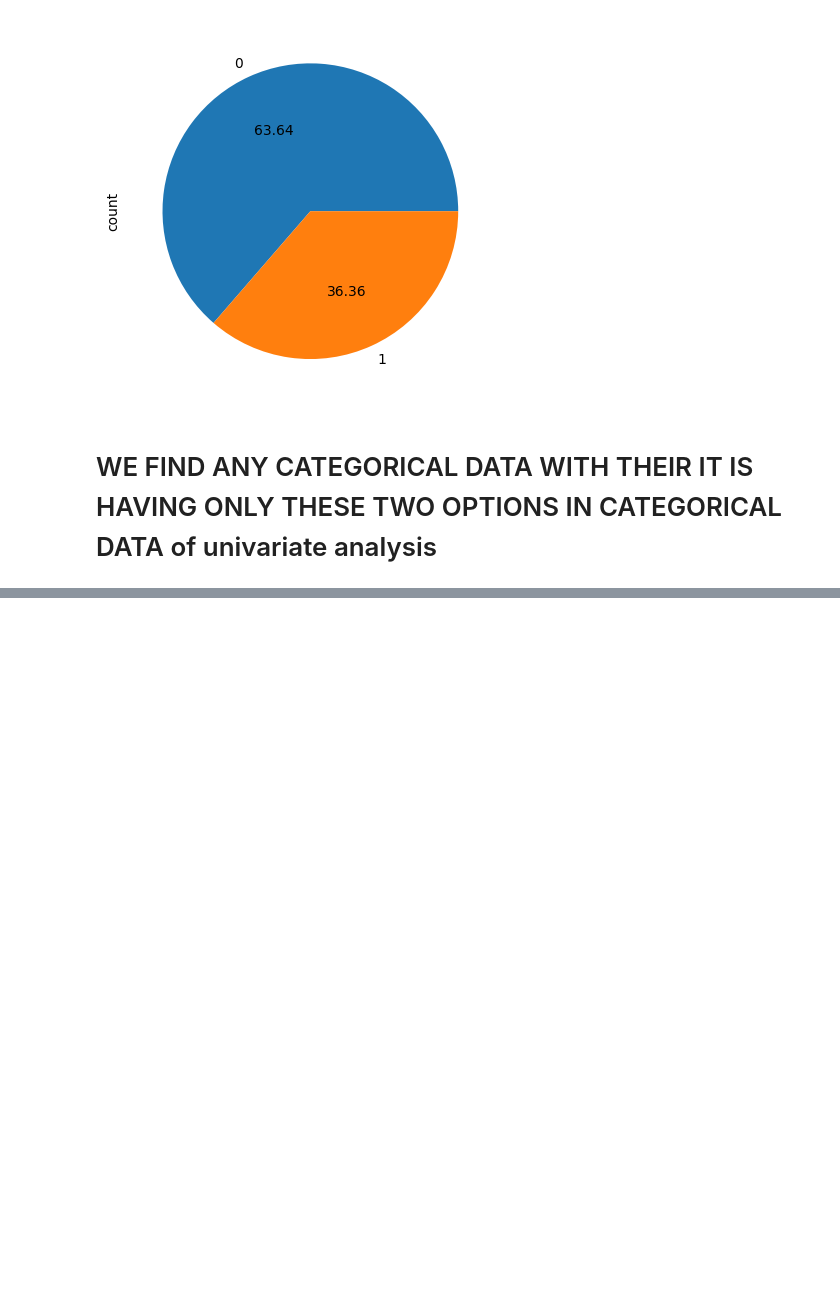
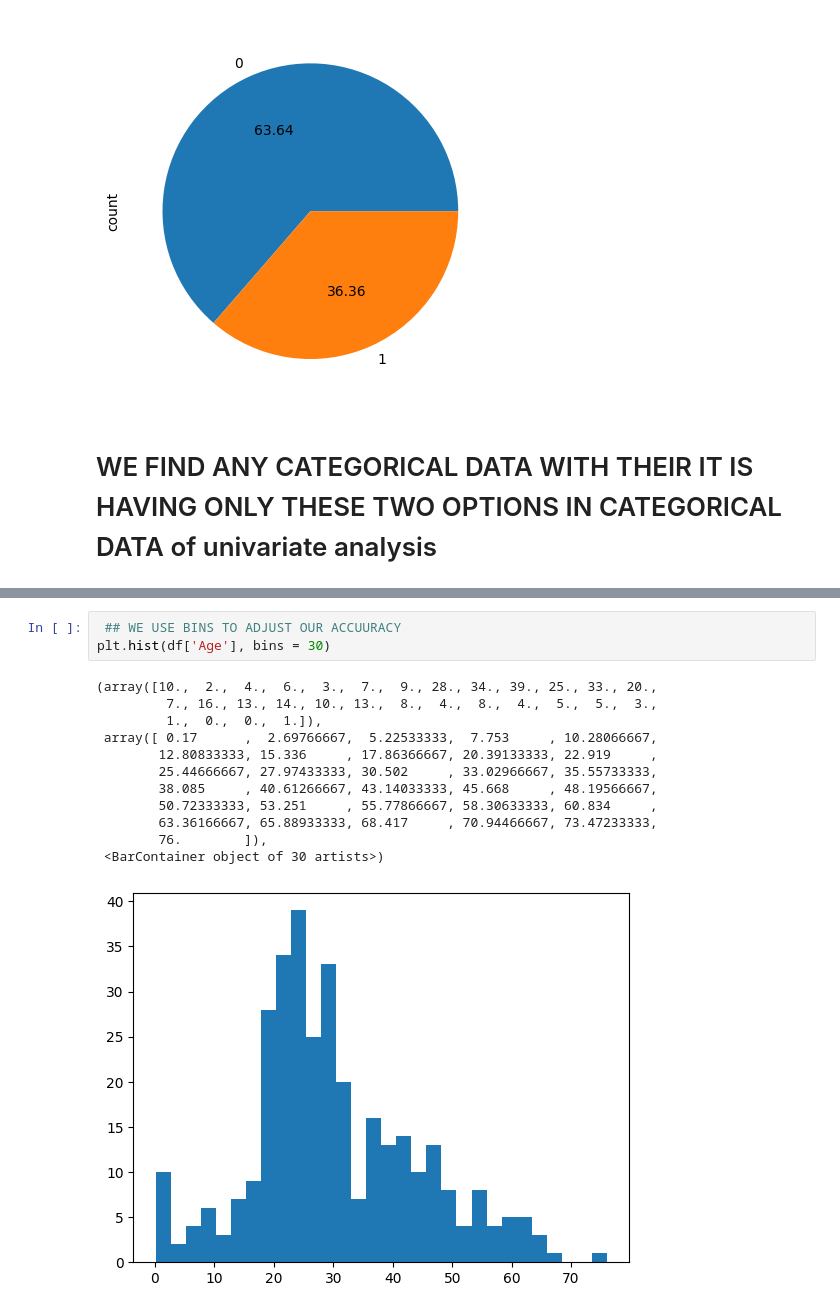
Before and after one commit to Nikita1876/100-Days-ML-Learning, a Jupyter notebook: eda-using-univariate-analysis.ipynb, the cells around one changed output, grey strips where cells are left out. Drawn from its saved outputs; the diff is of its cells as text; blank space fills up the shorter version.

```diff
--- a/eda-using-univariate-analysis.ipynb
+++ b/eda-using-univariate-analysis.ipynb
@@ -82,0 +98,16 @@ df['Survived'].value_counts().plot(kind='pie',autopct='%.2f')
+# %%
+ ## WE USE BINS TO ADJUST OUR ACCUURACY
+plt.hist(df['Age'], bins = 30)
+# %% [output]
+(array([10.,  2.,  4.,  6.,  3.,  7.,  9., 28., 34., 39., 25., 33., 20.,
+         7., 16., 13., 14., 10., 13.,  8.,  4.,  8.,  4.,  5.,  5.,  3.,
+         1.,  0.,  0.,  1.]),
+ array([ 0.17      ,  2.69766667,  5.22533333,  7.753     , 10.28066667,
+        12.80833333, 15.336     , 17.86366667, 20.39133333, 22.919     ,
+        25.44666667, 27.97433333, 30.502     , 33.02966667, 35.55733333,
+        38.085     , 40.61266667, 43.14033333, 45.668     , 48.19566667,
+        50.72333333, 53.251     , 55.77866667, 58.30633333, 60.834     ,
+        63.36166667, 65.88933333, 68.417     , 70.94466667, 73.47233333,
+        76.        ]),
+ <BarContainer object of 30 artists>)
+[figure, added]
```
Also changed, not shown: parts of 11 cells of this notebook.
